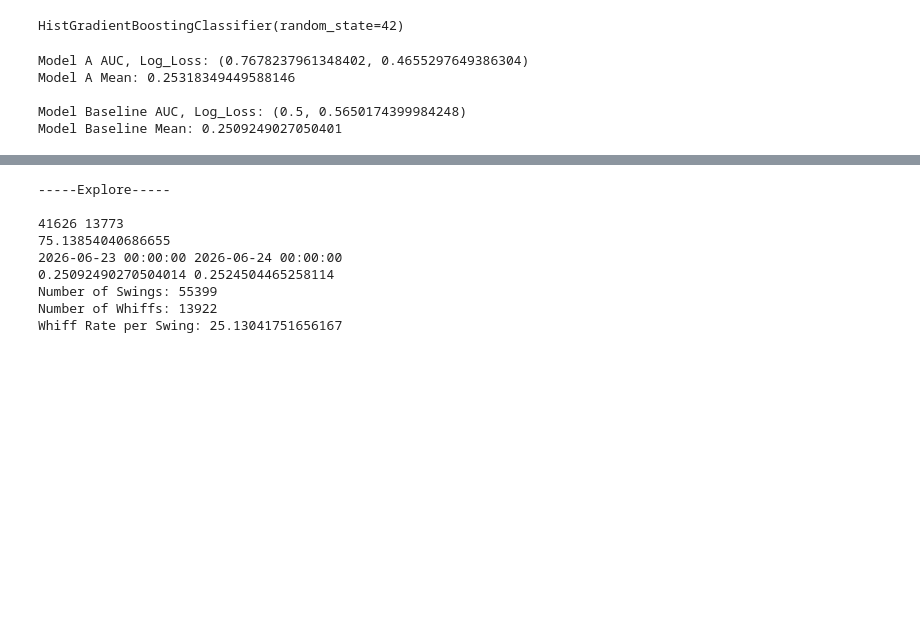
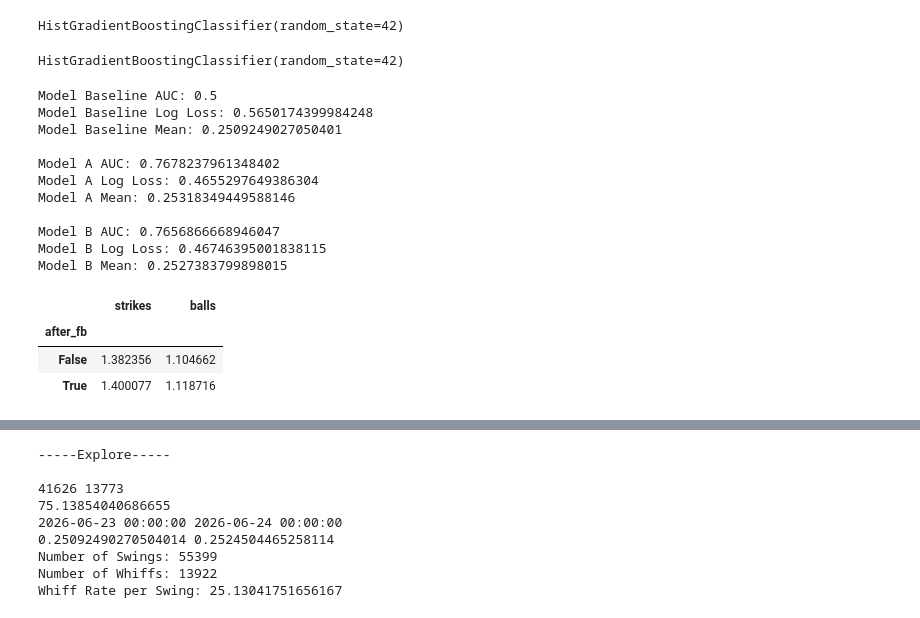
Before and after one commit to Mgomez1023/pitch-sequencing-model, a Jupyter notebook: main.ipynb, the cells around one changed output, grey strips where cells are left out. Drawn from its saved outputs; the diff is of its cells as text; code cells hidden in the pictures; blank space fills up the shorter version.

Commit message:
Model B and comparison addition

```diff
--- a/main.ipynb
+++ b/main.ipynb
@@ -18,0 +22,23 @@ df["whiff"] = df["description"].isin(WHIFF_DESCRIPTIONS).astype(int)
+# %%
+# 1a.) Build Sequence Features
+group = ["game_pk", "at_bat_number"]
+g = df.groupby(group)
+
+df["prev_pitch_type"] = g["pitch_type"].shift(1)
+df["prev_speed"] = g["release_speed"].shift(1)
+df["speed_change"] = df["release_speed"] - df["prev_speed"]
+df["plate_z_change"] = df["plate_z"] - g["plate_z"].shift(1)
+df["plate_x_change"] = df["plate_x"] - g["plate_x"].shift(1)
+df["prev_whiff"] = g["whiff"].shift(1)
+
+df["prev2_pitch_type"] = g["pitch_type"].shift(2)
+
+# same_type_as_prev column, 1 if its the same, 0 if its not, NaN if one is not available
+df["same_type_as_prev"] = (
+    (df["pitch_type"] == df["prev_pitch_type"]).astype(float)
+        .where(df["prev_pitch_type"].notna())
+)
+
+cols = ["pitch_number", "pitch_type", "release_speed", "prev_pitch_type",
+        "prev_speed", "speed_change", "same_type_as_prev", "description"]
+print(df[(df["game_pk"] == df["game_pk"].iloc[0]) & (df["at_bat_number"] == 1)][cols])
@@ -25,7 +62,7 @@ swings = df[df["description"].isin(swing_descriptions)]
 swings = swings.dropna(subset=features+["whiff"])
 # %%
 # 3.) Convert Text Columns to Categories
-for col in ["pitch_type", "stand", "p_throws"]:
+for col in ["pitch_type", "stand", "p_throws", "prev_pitch_type"]:
     swings[col] = swings[col].astype("category")
 
 # 4.) Split By Date, not random
@@ -50,7 +89,18 @@ results = {}
+# %%
+# 5b.) Create and Fit Model B
+model_b = HistGradientBoostingClassifier(categorical_features="from_dtype", random_state=42)
+X_train_b = train[features_b]
+X_test_b = test[features_b]
+
+model_b.fit(X_train_b, y_train)
+# %% [output]
+HistGradientBoostingClassifier(random_state=42)
 # %%
 # 6.) Score and Compare to Dumb Baseline
 probs = model.predict_proba(X_test)[:,1]
 baseline_probs = np.full(len(y_test), y_train.mean())
+probs_b = model_b.predict_proba(X_test_b)[:,1]
+results = {}
 
 results["Baseline"] = {
     "auc": roc_auc_score(y_test, baseline_probs),
@@ -60,17 +110,48 @@ results["Model A"] = {
     "auc": roc_auc_score(y_test, probs),
     "log_loss": log_loss(y_test, probs),
 }
+results["Model B"] = {
+    "auc": roc_auc_score(y_test, probs_b),
+    "log_loss": log_loss(y_test, probs_b)
+}
 
 pd.DataFrame(results).T
 
-print(f"Model A AUC, Log_Loss: {roc_auc_score(y_test, probs), log_loss(y_test, probs)}")
+print(f"Model Baseline AUC: {results["Baseline"]["auc"]}")
+print(f"Model Baseline Log Loss: {results["Baseline"]["log_loss"]}")
+print(f"Model Baseline Mean: {baseline_probs.mean()}\n")
+
+print(f"Model A AUC: {results["Model A"]["auc"]}")
+print(f"Model A Log Loss: {results["Model A"]["log_loss"]}")
 print(f"Model A Mean: {probs.mean()}\n")
 
-print(f"Model Baseline AUC, Log_Loss: {roc_auc_score(y_test, baseline_probs), log_loss(y_test, baseline_probs)}")
-print(f"Model Baseline Mean: {baseline_probs.mean()}\n")
+print(f"Model B AUC: {results["Model B"]["auc"]}")
+print(f"Model B Log Loss: {results["Model B"]["log_loss"]}")
+print(f"Model B Mean: {probs_b.mean()}\n")
 # %% [output]
-Model A AUC, Log_Loss: (0.7678237961348402, 0.4655297649386304)
+Model Baseline AUC: 0.5
+Model Baseline Log Loss: 0.5650174399984248
+Model Baseline Mean: 0.2509249027050401
+
+Model A AUC: 0.7678237961348402
+Model A Log Loss: 0.4655297649386304
 Model A Mean: 0.25318349449588146
 
-Model Baseline AUC, Log_Loss: (0.5, 0.5650174399984248)
-Model Baseline Mean: 0.2509249027050401
+Model B AUC: 0.7656866668946047
+Model B Log Loss: 0.46746395001838115
+Model B Mean: 0.2527383799898015
+# %%
+fastballs = ["FF", "SI", "FC"]
+offspeed = ["SL", "ST", "CU", "KC", "CH", "FS"]
+
+off = swings[swings["pitch_type"].isin(offspeed) & swings["prev_pitch_type"].notna()].copy()
+off["after_fb"] = off["prev_pitch_type"].isin(fastballs)
+
+off.groupby("after_fb")["whiff"].agg(["mean", "count"])
+off.groupby(["pitch_type", "after_fb"])["whiff"].agg(["mean", "count"])
+off.groupby("after_fb")[["strikes", "balls"]].mean()
+# %% [output]
+|  | strikes | balls |
+| after_fb |  |  |
+| False | 1.382356 | 1.104662 |
+| True | 1.400077 | 1.118716 |
```
Also changed, not shown: parts of 7 cells of this notebook.
